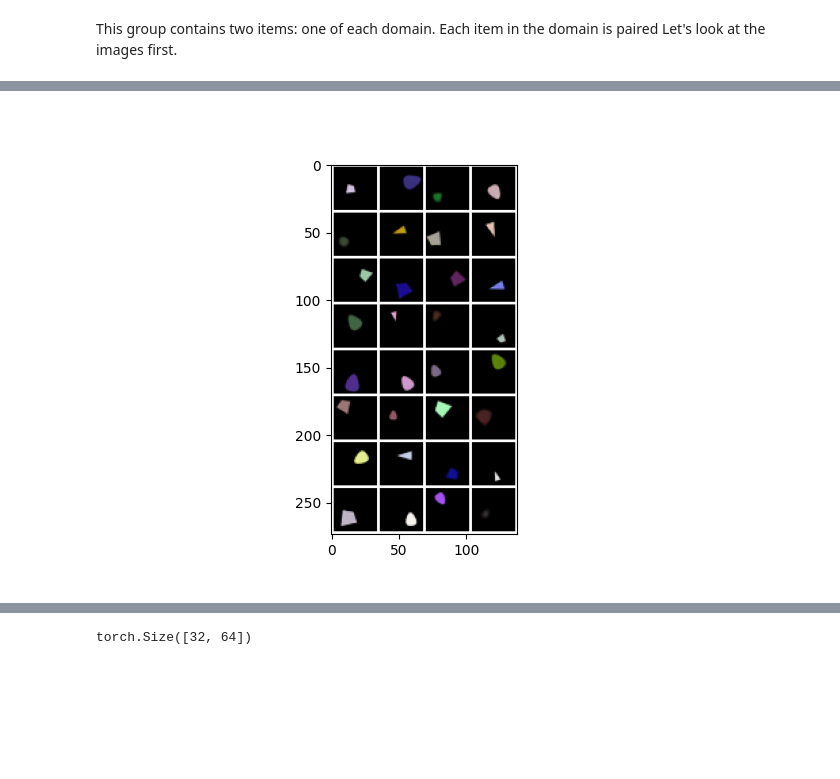
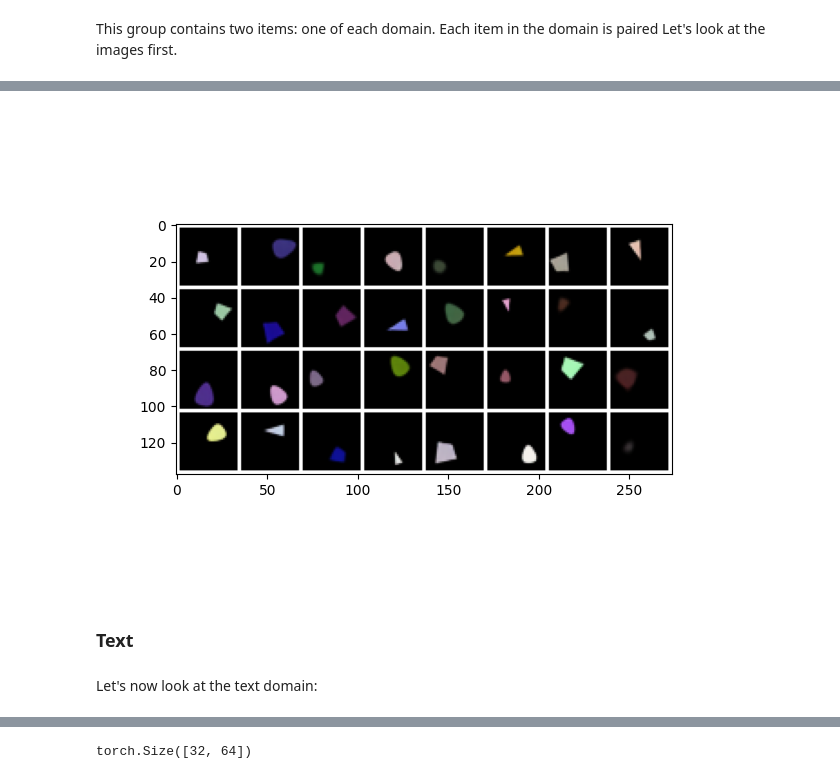
Before and after one commit to ruflab/shimmer-tutorials, a Jupyter notebook: simple-shapes-dataset-inference.ipynb, the cells around one changed output, grey strips where cells are left out. Cells and saved outputs as stored; diff of their text form; code cells hidden in the pictures; blank space fills up the shorter version.

```diff
--- a/simple-shapes-dataset-inference.ipynb
+++ b/simple-shapes-dataset-inference.ipynb
@@ -133,0 +264,13 @@ Seed set to 0
+# %%
+config.global_workspace.latent_dim = 16  # latent dim of the pretrained gw
+# %%
+# we load the pretrained domain modules and define the associated GW encoders and
+# decoders
+domain_modules, gw_encoders, gw_decoders = load_pretrained_domains(
+    config.domains,
+    config.global_workspace.latent_dim,
+    config.global_workspace.encoders.hidden_dim,
+    config.global_workspace.encoders.n_layers,
+    config.global_workspace.decoders.hidden_dim,
+    config.global_workspace.decoders.n_layers,
+)
@@ -178,7 +363,25 @@ torch.Size([32, 13])
-# %%
-plot_image_grid(train_images)
-# %% [output]
-[figure, removed]
+# %%
+# Extract the `v_latents` domain module
+visual_module = cast(VisualLatentDomainModule, global_workspace.domain_mods["v_latents"])
+
+# `train_paired_samples` contains the latent representation, we can use `decode_images`
+# of the visual module to get back the actual images:
+train_images = visual_module.decode_images(train_paired_samples["v_latents"])
+
+
+def plot_image_grid(samples: torch.Tensor, nrow=8):
+    grid = make_grid(samples, nrow=nrow, pad_value=1).permute(1, 2, 0).detach().cpu().numpy()
+    plt.imshow(grid)
+    plt.show()
+
+
+plot_image_grid(train_images)
+# %% [output]
+[figure, added]
+# %% [markdown]
+### Text
+# %% [markdown]
+Let's now look at the text domain:
 # %%
 train_paired_samples["t"]
 # %% [output]
```
Also changed, not shown: parts of 74 cells of this notebook, 3 other files.
